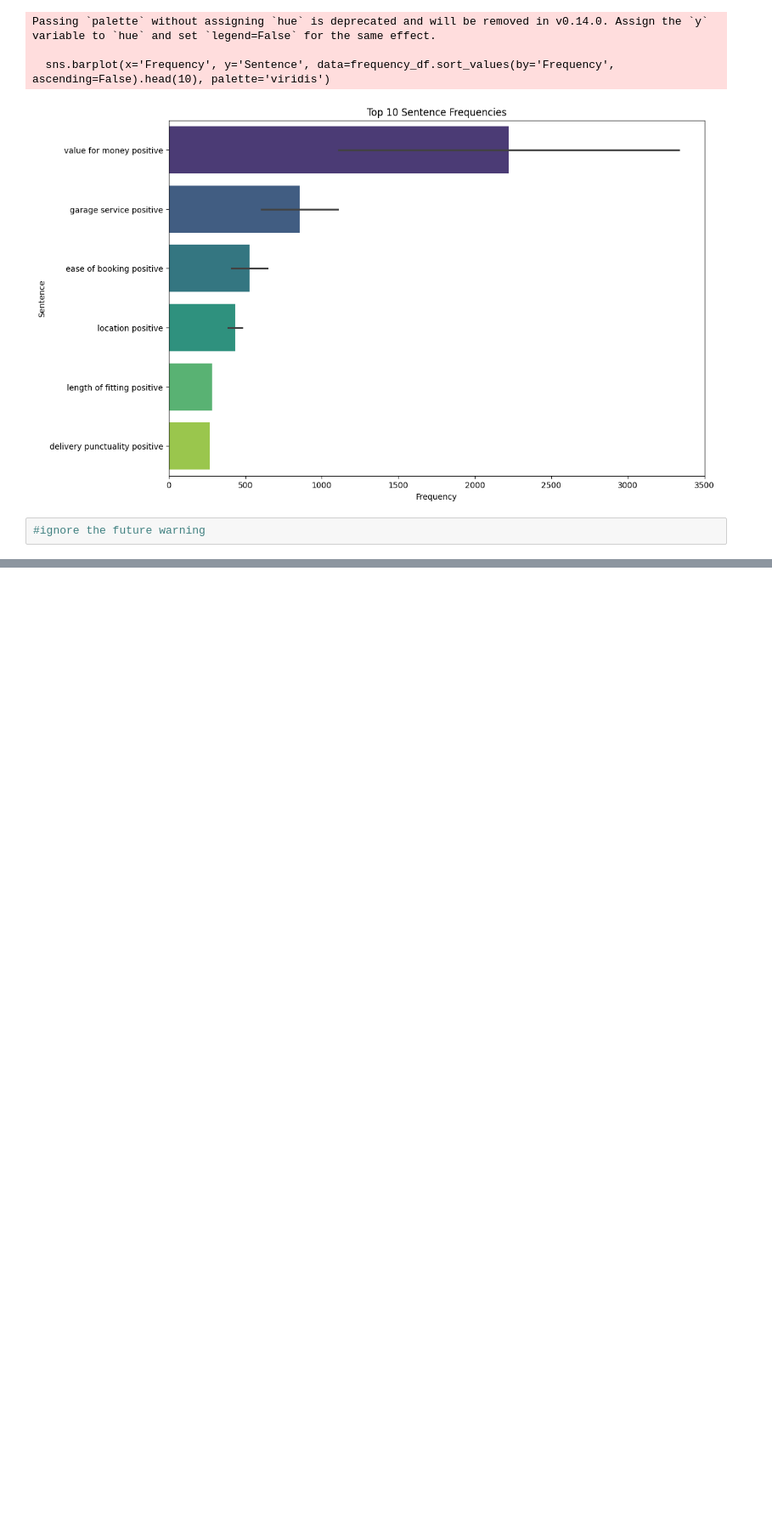
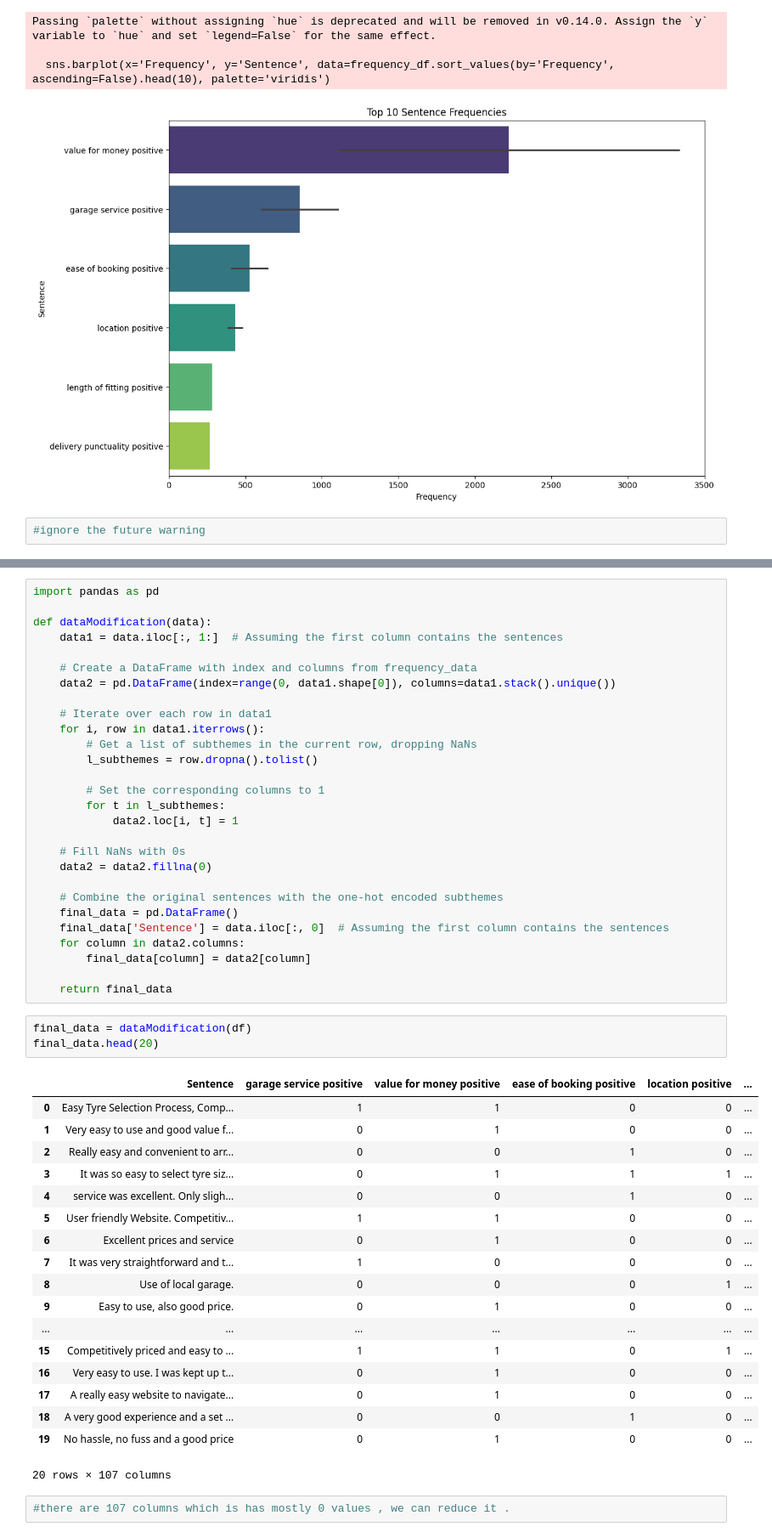
Before and after one commit to PrateekSharma007/Subtheme-Sentiment-Analysis-Task, a Jupyter notebook: main.ipynb, the cells around one changed output, grey strips where cells are left out. Shown at 85% size. Drawn from its saved outputs; the diff is of its cells as text; blank space fills up the shorter version.

Commit message:
dataframe

```diff
--- a/main.ipynb
+++ b/main.ipynb
@@ -154,0 +174,52 @@ Passing `palette` without assigning `hue` is deprecated and will be removed in v
+# %%
+import pandas as pd
+
+def dataModification(data):
+    data1 = data.iloc[:, 1:]  # Assuming the first column contains the sentences
+
+    # Create a DataFrame with index and columns from frequency_data
+    data2 = pd.DataFrame(index=range(0, data1.shape[0]), columns=data1.stack().unique())
+
+    # Iterate over each row in data1
+    for i, row in data1.iterrows():
+        # Get a list of subthemes in the current row, dropping NaNs
+        l_subthemes = row.dropna().tolist()
+
+        # Set the corresponding columns to 1
+        for t in l_subthemes:
+            data2.loc[i, t] = 1
+
+    # Fill NaNs with 0s
+    data2 = data2.fillna(0)
+
+    # Combine the original sentences with the one-hot encoded subthemes
+    final_data = pd.DataFrame()
+    final_data['Sentence'] = data.iloc[:, 0]  # Assuming the first column contains the sentences
+    for column in data2.columns:
+        final_data[column] = data2[column]
+
+    return final_data
+# %%
+final_data = dataModification(df)
+final_data.head(20)
+# %% [output]
+|  | Sentence | garage service positive | value for money positive | ease of booking positive | location positive | ... |
+| 0 | Easy Tyre Selection Process, Comp... | 1 | 1 | 0 | 0 | ... |
+| 1 | Very easy to use and good value f... | 0 | 1 | 0 | 0 | ... |
+| 2 | Really easy and convenient to arr... | 0 | 0 | 1 | 0 | ... |
+| 3 | It was so easy to select tyre siz... | 0 | 1 | 1 | 1 | ... |
+| 4 | service was excellent. Only sligh... | 0 | 0 | 1 | 0 | ... |
+| 5 | User friendly Website. Competitiv... | 1 | 1 | 0 | 0 | ... |
+| 6 | Excellent prices and service | 0 | 1 | 0 | 0 | ... |
+| 7 | It was very straightforward and t... | 1 | 0 | 0 | 0 | ... |
+| 8 | Use of local garage. | 0 | 0 | 0 | 1 | ... |
+| 9 | Easy to use, also good price. | 0 | 1 | 0 | 0 | ... |
+| ... | ... | ... | ... | ... | ... | ... |
+| 15 | Competitively priced and easy to ... | 1 | 1 | 0 | 1 | ... |
+| 16 | Very easy to use. I was kept up t... | 0 | 1 | 0 | 0 | ... |
+| 17 | A really easy website to navigate... | 0 | 1 | 0 | 0 | ... |
+| 18 | A very good experience and a set ... | 0 | 0 | 1 | 0 | ... |
+| 19 | No hassle, no fuss and a good price | 0 | 1 | 0 | 0 | ... |
+20 rows × 107 columns
+# %%
+#there are 107 columns which is has mostly 0 values , we can reduce it .
```
Also changed, not shown: parts of 5 cells of this notebook.
